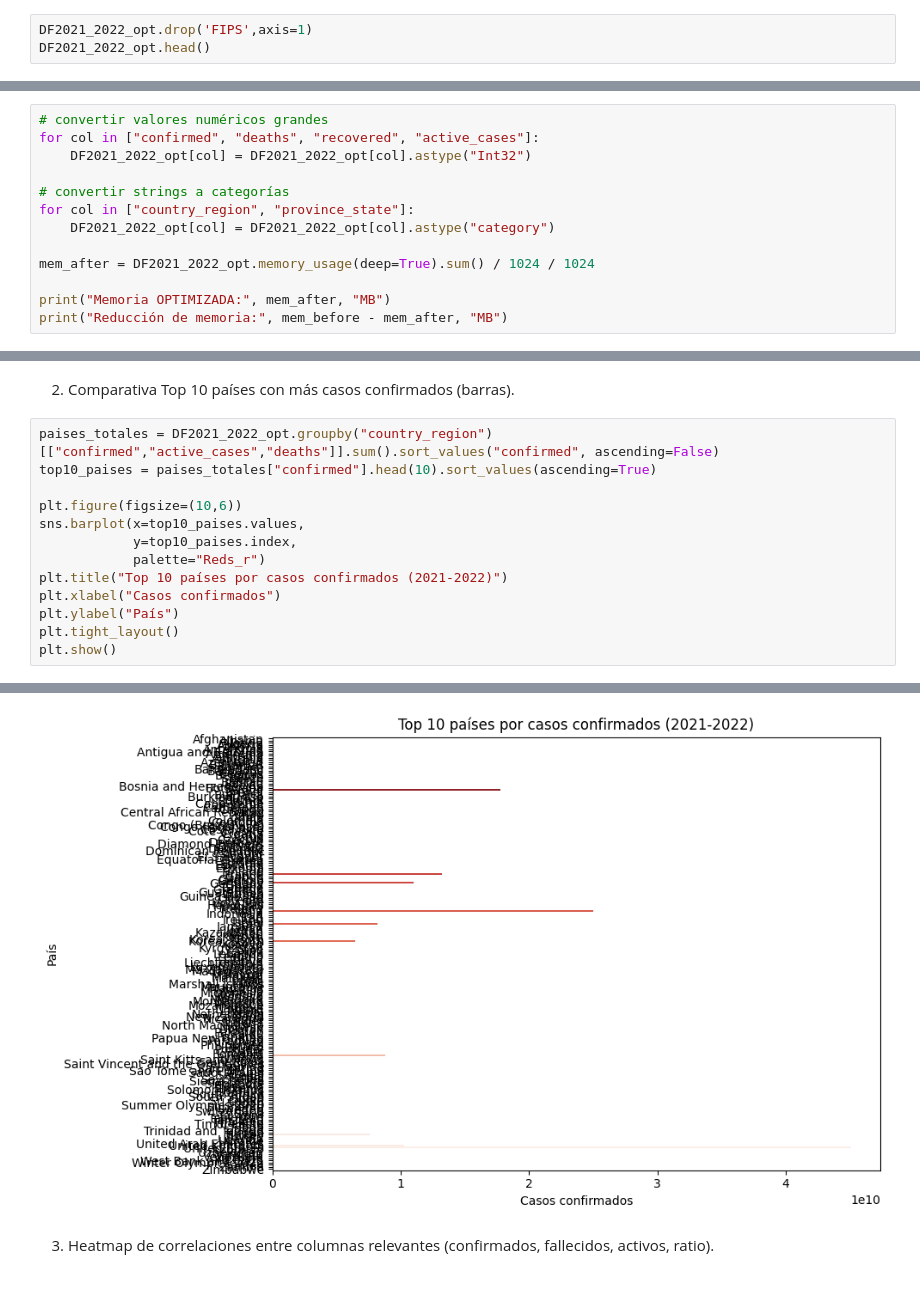
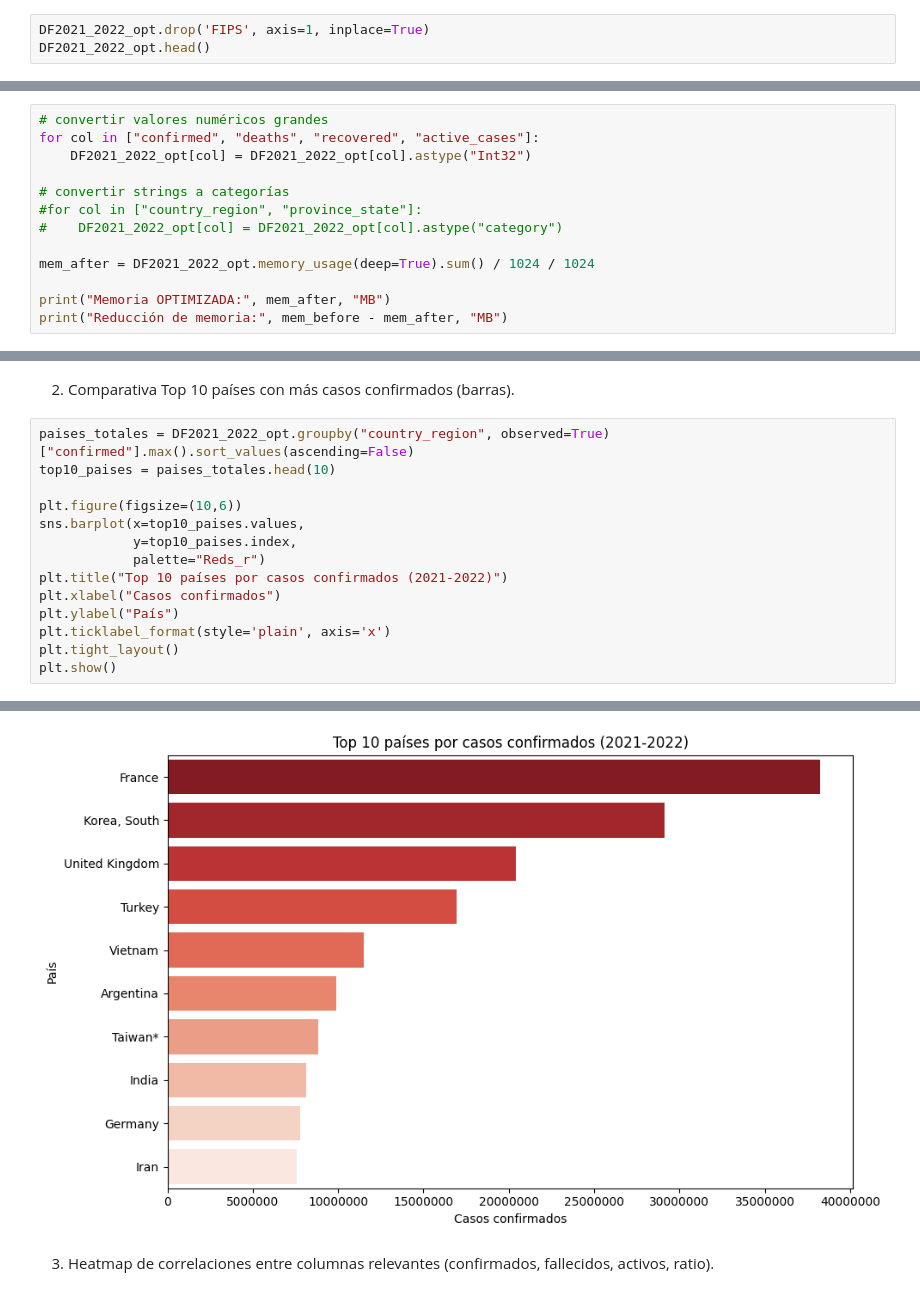
Before and after one commit to chileanpete/PROYECTO_SEMESTRAL_GESTION, a Jupyter notebook: 03_visualizaciones.ipynb, the cells around one changed output, grey strips where cells are left out. Drawn from its saved outputs; the diff is of its cells as text.

```diff
--- a/03_visualizaciones.ipynb
+++ b/03_visualizaciones.ipynb
@@ -136,6 +136,6 @@ DF2021_2022_opt.isnull().sum()
 | source_file | 0 |
 dtype: int64
 # %%
-DF2021_2022_opt.drop('FIPS',axis=1)
+DF2021_2022_opt.drop('FIPS', axis=1, inplace=True)
 DF2021_2022_opt.head()
 # %% [output]
@@ -186,8 +186,8 @@ for col in ["confirmed", "deaths", "recovered", "active_cases"]:
     DF2021_2022_opt[col] = DF2021_2022_opt[col].astype("Int32")
 
 # convertir strings a categorías
-for col in ["country_region", "province_state"]:
-    DF2021_2022_opt[col] = DF2021_2022_opt[col].astype("category")
+#for col in ["country_region", "province_state"]:
+#    DF2021_2022_opt[col] = DF2021_2022_opt[col].astype("category")
 
 mem_after = DF2021_2022_opt.memory_usage(deep=True).sum() / 1024 / 1024
 
@@ -242,23 +242,24 @@ plt.show()
 # %% [markdown]
 2. Comparativa Top 10 países con más casos confirmados (barras).
 # %%
-paises_totales = DF2021_2022_opt.groupby("country_region")[["confirmed","active_cases","deaths"]].sum().sort_values("confirmed", ascending=False)
-top10_paises = paises_totales["confirmed"].head(10).sort_values(ascending=True)
+paises_totales = DF2021_2022_opt.groupby("country_region", observed=True)["confirmed"].max().sort_values(ascending=False)
+top10_paises = paises_totales.head(10)
 
 plt.figure(figsize=(10,6))
 sns.barplot(x=top10_paises.values,
             y=top10_paises.index,
             palette="Reds_r")
 plt.title("Top 10 países por casos confirmados (2021-2022)")
 plt.xlabel("Casos confirmados")
 plt.ylabel("País")
+plt.ticklabel_format(style='plain', axis='x')
 plt.tight_layout()
 plt.show()
 # %% [output]
 Passing `palette` without assigning `hue` is deprecated and will be removed in v0.14.0. Assign the `y` variable to `hue` and set `legend=False` for the same effect.
 
   sns.barplot(x=top10_paises.values,
-[figure, old version]
+[figure, new version]
 # %% [markdown]
 3. Heatmap de correlaciones entre columnas relevantes (confirmados, fallecidos, activos,
 ratio).
```
Also changed, not shown: parts of 8 cells of this notebook.
